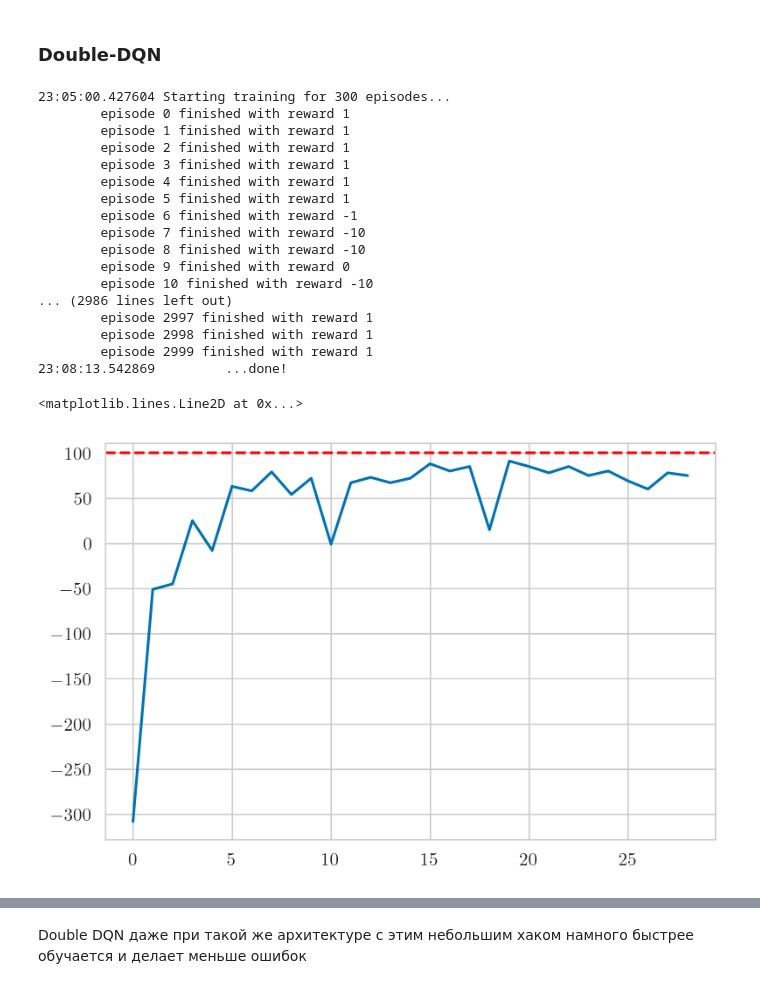
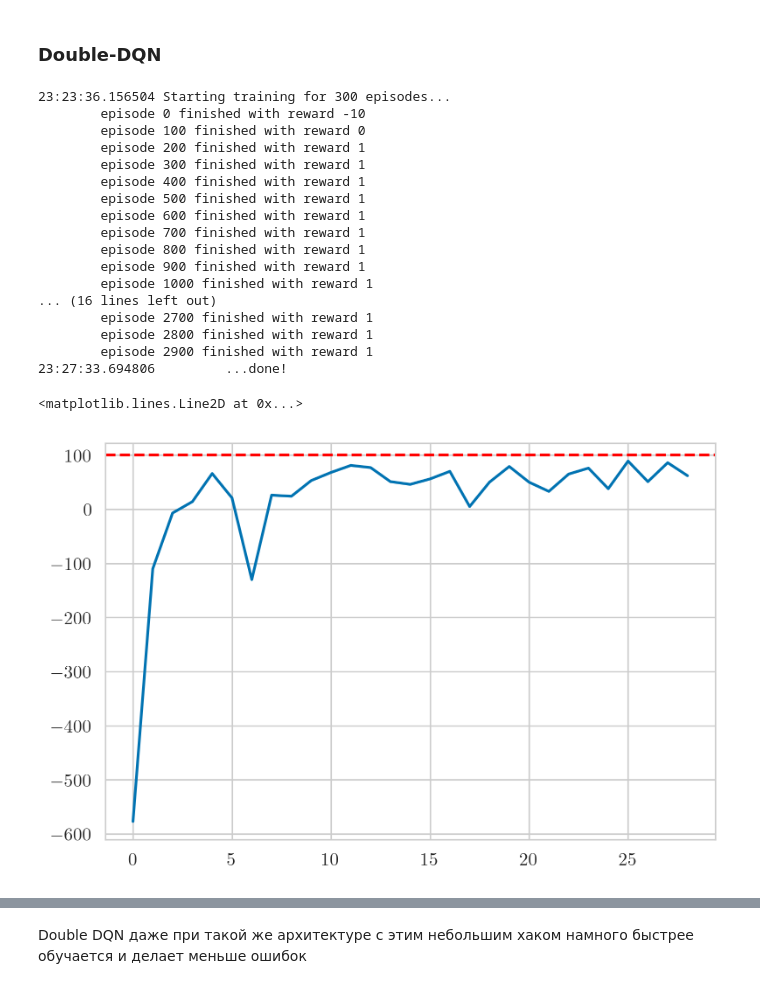
Before and after one commit to AleksIshkov/MADE_RL, a Jupyter notebook: RL_HW_2_Ishkov.ipynb, the cells around one changed output, grey strips where cells are left out. Cells and saved outputs as stored; diff of their text form; code cells hidden in the pictures.

```diff
--- a/RL_HW_2_Ishkov.ipynb
+++ b/RL_HW_2_Ishkov.ipynb
@@ -745,7 +745,8 @@ class DQN(nn.Module):
                 self.learn()
 
             if done:
-                print("\tepisode %d finished with reward %d" % (e, reward))
+                if e % 100 == 0:
+                    print("\tepisode %d finished with reward %d" % (e, reward))
                 self.rewards.append(reward)
                 break
 
@@ -888,7 +884,8 @@ class DDQN(nn.Module):
                 self.learn()
 
             if done:
-                print("\tepisode %d finished with reward %d" % (e, reward))
+                if e % 100 == 0:
+                    print("\tepisode %d finished with reward %d" % (e, reward))
                 self.rewards.append(reward)
                 break
 
@@ -921,33 +918,33 @@ class DDQN(nn.Module):
         #print(loss.item())
 # %%
 env = TicTacToe(n_rows=3, n_cols=3, n_win=3)
-dqn = DQN(env)
+ddqn = DDQN(env)
 
 print("%s\tStarting training for 300 episodes..." % (datetime.now().time()))
 for e in range(3000):
-    dqn.run_episode(e)
+    ddqn.run_episode(e)
 print("%s\t\t...done!" % (datetime.now().time()))
 # %% [output]
-23:05:00.427604 Starting training for 300 episodes...
-        episode 0 finished with reward 1
-        episode 1 finished with reward 1
-        episode 2 finished with reward 1
-        episode 3 finished with reward 1
-        episode 4 finished with reward 1
-        episode 5 finished with reward 1
-        episode 6 finished with reward -1
-        episode 7 finished with reward -10
-        episode 8 finished with reward -10
-        episode 9 finished with reward 0
-        episode 10 finished with reward -10
-... (2986 lines left out)
-        episode 2997 finished with reward 1
-        episode 2998 finished with reward 1
-        episode 2999 finished with reward 1
-23:08:13.542869         ...done!
+23:23:36.156504 Starting training for 300 episodes...
+        episode 0 finished with reward -10
+        episode 100 finished with reward 0
+        episode 200 finished with reward 1
+        episode 300 finished with reward 1
+        episode 400 finished with reward 1
+        episode 500 finished with reward 1
+        episode 600 finished with reward 1
+        episode 700 finished with reward 1
+        episode 800 finished with reward 1
+        episode 900 finished with reward 1
+        episode 1000 finished with reward 1
+... (16 lines left out)
+        episode 2700 finished with reward 1
+        episode 2800 finished with reward 1
+        episode 2900 finished with reward 1
+23:27:33.694806         ...done!
 # %%
-plt.plot([sum(dqn.rewards[(i * 100): ((i + 1) * 100)]) for i in range(29)])
+plt.plot([sum(ddqn.rewards[(i * 100): ((i + 1) * 100)]) for i in range(29)])
 plt.axhline(y=100, color='r', linestyle='--')
 # %% [output]
 <matplotlib.lines.Line2D at 0x...>
-[figure, old version]
+[figure, new version]
```
Also changed, not shown: parts of 5 cells of this notebook.
